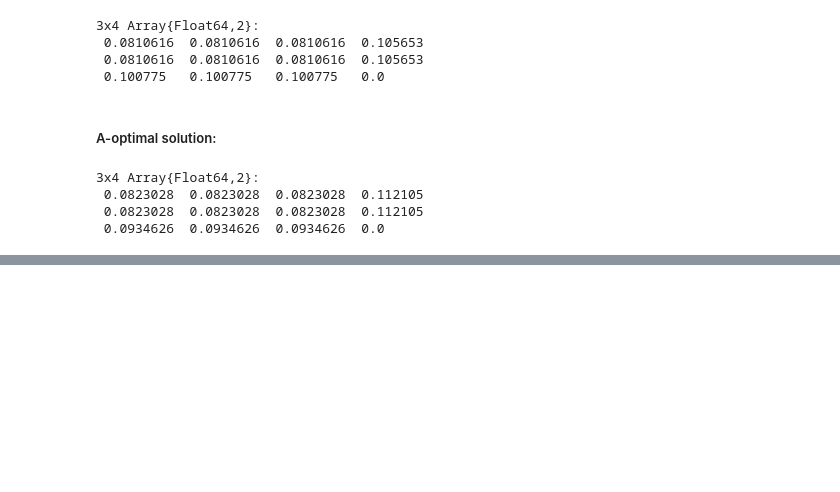
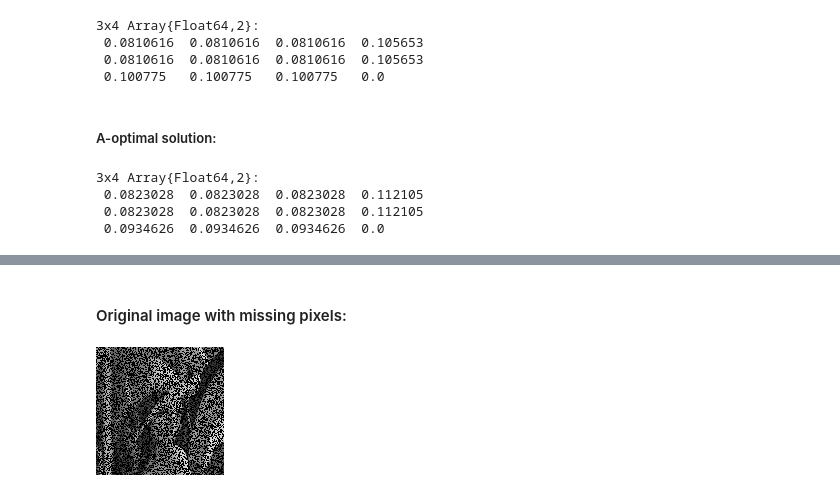
Before and after one commit to BrianNaughton/st790, a Jupyter notebook: hw6/st790hw6.ipynb, the cells around one changed output, grey strips where cells are left out. Drawn from its saved outputs; the diff is of its cells as text; code cells hidden in the pictures; blank space fills up the shorter version.

```diff
--- a/hw6/st790hw6.ipynb
+++ b/hw6/st790hw6.ipynb
@@ -157,0 +160,16 @@ reshape([A_OptimalSoln, 0], 4, 3)'
+# %%
+## HW6-2
+using Images, Color, FixedPointNumbers, Convex, SCS
+solver = SCSSolver(verbose=false)
+set_default_solver(solver)
+cd("/home/brian/st790/hw6")
+img = imread("lena128missing.png")
+Y = float(convert(Array, img))
+
+nonZeroInd = find(Y .> 0) # Indices of not missing pixels
+X = Variable(128, 128)
+problem = minimize(nuclear_norm(X))
+problem.constraints += vec(Y)[nonZeroInd] == vec(X)[nonZeroInd]
+problem.constraints += X > 0
+problem.constraints += X < 1
+@time solve!(problem) # Takes  a few minutes
@@ -157,0 +178,6 @@ reshape([A_OptimalSoln, 0], 4, 3)'
+# %% [markdown]
+#### Original image with missing pixels:
+# %%
+img
+# %% [output]
+[figure, added]
```
Also changed, not shown: parts of 7 cells of this notebook.
